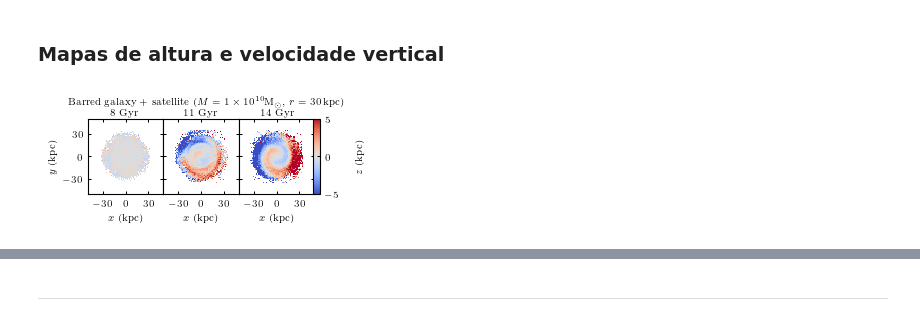
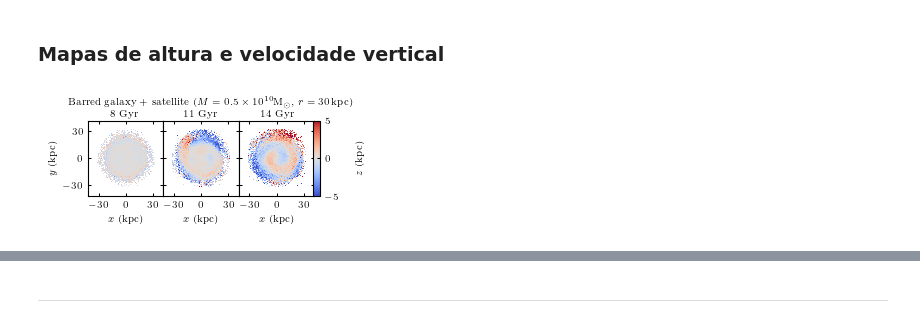
Before and after one commit to AndressaWille/astronomia, a Jupyter notebook: simulacoes mestrado/interactions-b.ipynb, the cells around one changed output, grey strips where cells are left out. Drawn from its saved outputs; the diff is of its cells as text; code cells hidden in the pictures.

```diff
--- a/simulacoes mestrado/interactions-b.ipynb
+++ b/simulacoes mestrado/interactions-b.ipynb
@@ -377,5 +387,7 @@ plt.tight_layout()
 # %%
 sigma_vz = np.empty(n_snapshots_)
+sigma_vr = np.empty(n_snapshots_)
+sigma_v = np.empty(n_snapshots_)
 # %%
 #arrays de desvio de vz
 sigma_vz_01_10 = np.empty(n_snapshots)
@@ -456,8 +514,13 @@ for p, path in enumerate(paths1):
         x_new_disk, y_new_disk, z_new_disk = shift_com(m=m_disk, x=x_disk, y=y_disk, z=z_disk)
         vx_new_disk, vy_new_disk, vz_new_disk = shift_com(m_disk, vx_disk, vy_disk, vz_disk)
 
-        #calcular força da barra
+        #velocidade radial
+        vR = (x_new_disk*vx_new_disk + y_new_disk*vy_new_disk)/np.sqrt(x_new_disk**2 + y_new_disk**2)
+
+        #calcular sigmas
         if p == 0:
             sigma_vz[j] = np.std(vz_new_disk)
+            sigma_vr[j] = np.std(vR)
+            sigma_v[j] = (np.std(vz_new_disk))/(np.std(vR))
 # %%
 plt.figure(figsize=[6,6])#, dpi=300)
@@ -748,7 +878,7 @@ Qlist1 = []
 
 for s, snap in enumerate(snapshots):
     index = str(snap).zfill(3)
-    snapshot = path_1_30 + f'snapshot_{index}.hdf5'
+    snapshot = path_01_30 + f'snapshot_{index}.hdf5'
     #substituir o path, por enquanto só dá um de cada vez
 
     #ler snapshot
@@ -785,9 +915,9 @@ for s, snap in enumerate(snapshots):
     x_new_disk2, y_new_disk2 = corr_theta_b(N=Ndisk, x=x, y=y, theta=thetas)
 
     #mapas de posição e velocidade
-    Nbins = 50
+    Nbins = 80
 
-    Rmax =  35.0 #kpc
+    Rmax =  32.0 #kpc
     xmin = ymin = -Rmax
     xmax = ymax = Rmax
 
@@ -825,10 +955,10 @@ im3 = ax3.imshow(Qlist[2].T, extent=extent, origin='lower', cmap="coolwarm", int
 for ax in fig.get_axes():
     ax.set_xlabel(r'$x$ (kpc)')
     ax.set_ylabel(r'$y$ (kpc)')
-    ax.set_xlim(-50,50)
+    ax.set_xlim(-42,42)
     ax.set_xticks(np.arange(-30,31,30))
     ax.xaxis.set_minor_locator(MultipleLocator(1))
-    ax.set_ylim(-50,50)
+    ax.set_ylim(-42,42)
     ax.set_yticks(np.arange(-30,31,30))
     ax.yaxis.set_minor_locator(MultipleLocator(0.5))
     ax.label_outer()
@@ -848,60 +978,75 @@ plt.tight_layout()
 # plt.text(-145, 2.7, text, fontsize=7)
 # #plt.text(-85, 2.7, text, fontsize=7)
 # text1 = '8 Gyr'
 # plt.text(-116, 2.2, text1, fontsize=7)
 # text2 = '11 Gyr'
 # plt.text(-75, 2.2, text2, fontsize=7)
 # text3 = '14 Gyr'
 # plt.text(-32, 2.2, text3, fontsize=7)
 
-text = 'Barred galaxy + satellite ' + r'($M=1 \times 10^{10}\mathrm{{M}_\odot}, \,r=30 \, \mathrm{kpc}$)'
-plt.text(-35, 6.7, text, fontsize=7)
+text = 'Barred galaxy + satellite ' + r'($M=0.5 \times 10^{10}\mathrm{{M}_\odot}, \,r=30 \, \mathrm{kpc}$)'
+plt.text(-35, 6.9, text, fontsize=7)
 text1 = '8 Gyr'
 plt.text(-29, 5.5, text1, fontsize=7)
 text2 = '11 Gyr'
 plt.text(-18.5, 5.5, text2, fontsize=7)
 text3 = '14 Gyr'
 plt.text(-7.5, 5.5, text3, fontsize=7)
 
-plt.savefig('mapz-1-30-2.png', dpi=200)
+plt.savefig('mapz-b-05-30.png', dpi=200)
 
 
 #_____________________________#
 
-# fig, (ax1, ax2, ax3) = plt.subplots(nrows=1, ncols=3)
+fig, (ax1, ax2, ax3) = plt.subplots(nrows=1, ncols=3)
 
 # ax1.set_title("8 Gyr")
 # ax2.set_title("12 Gyr")
 # ax3.set_title("14 Gyr")
 
-# im1 = ax1.imshow(Qlist1[0].T, extent=extent, origin='lower', cmap="PuOr", interpolation='nearest',
-#                  vmin=-30.0, vmax=30.0)
-# im2 = ax2.imshow(Qlist1[1].T, extent=extent, origin='lower', cmap="PuOr", interpolation='nearest',
-#                  vmin=-30.0, vmax=30.0)
-# im3 = ax3.imshow(Qlist1[2].T, extent=extent, origin='lower', cmap="PuOr", interpolation='nearest',
-#                  vmin=-30.0, vmax=30.0)
+ax1.set_title(" ", fontsize=6.5)
+ax2.set_title(" ", fontsize=6.5)
+ax3.set_title(" ", fontsize=6.5)
 
-# for ax in fig.get_axes():
-#     ax.set_xlabel(r'$x$ (kpc)')
-#     ax.set_ylabel(r'$y$ (kpc)')
-#     ax.set_xlim(-50,50)
-#     ax.set_xticks(np.arange(-50,50,25))
-#     ax.xaxis.set_minor_locator(MultipleLocator(1))
-#     ax.set_ylim(-50,50)
-#     ax.set_yticks(np.arange(-50,50,25))
-#     ax.yaxis.set_minor_locator(MultipleLocator(0.5))
-#     ax.label_outer()
-# ax3.set_xticks(np.arange(-50,51,25))
-# ax1.set_yticks(np.arange(-50,51,25))
+im1 = ax1.imshow(Qlist1[0].T, extent=extent, origin='lower', cmap="PuOr", interpolation='nearest',
+                 vmin=-50.0, vmax=50.0)
+im2 = ax2.imshow(Qlist1[1].T, extent=extent, origin='lower', cmap="PuOr", interpolation='nearest',
+                 vmin=-50.0, vmax=50.0)
+im3 = ax3.imshow(Qlist1[2].T, extent=extent, origin='lower', cmap="PuOr", interpolation='nearest',
+                 vmin=-50.0, vmax=50.0)
 
-# fig.subplots_adjust(right=0.9)
 
-# cax1 = fig.add_axes([0.81, 0.28, 0.020, 0.53])
-# cb1  = plt.colorbar(im1, cax=cax1)
-# cb1.set_label(r'$v_z$ (km/s)', labelpad=12)
+for ax in fig.get_axes():
+    ax.set_xlabel(r'$x$ (kpc)')
+    ax.set_ylabel(r'$y$ (kpc)')
+    ax.set_xlim(-42,42)
+    ax.set_xticks(np.arange(-30,31,30))
+    ax.xaxis.set_minor_locator(MultipleLocator(1))
+    ax.set_ylim(-42,42)
+    ax.set_yticks(np.arange(-30,31,30))
+    ax.yaxis.set_minor_locator(MultipleLocator(0.5))
+    ax.label_outer()
+ax3.set_xticks(np.arange(-30,31,30))
+ax1.set_yticks(np.arange(-30,31,30))
 
-# fig.subplots_adjust(left=0.3, bottom=0.5, top=1.8, right=3.0, hspace=0.0, wspace=0.0)
-# plt.tight_layout()
-# #plt.savefig('mapvz-.png', dpi=200)
+fig.subplots_adjust(right=0.9)
+
+cax1 = fig.add_axes([0.82, 0.28, 0.020, 0.54])
+cb1  = plt.colorbar(im1, cax=cax1)
+cb1.set_label(r'$v_z$ (km/s)', labelpad=12)
+
+fig.subplots_adjust(left=0.47, bottom=0.5, top=1.8, right=3.0, hspace=0.0, wspace=0.0)
+plt.tight_layout()
+
+text = 'Barred galaxy + satellite ' + r'($M=0.5 \times 10^{10}\mathrm{{M}_\odot}, \,r=30 \, \mathrm{kpc}$)'
+plt.text(-35, 67.8, text, fontsize=7)
+text1 = '8 Gyr'
+plt.text(-29, 54.5, text1, fontsize=7)
+text2 = '11 Gyr'
+plt.text(-18.5, 54.5, text2, fontsize=7)
+text3 = '14 Gyr'
+plt.text(-7.5, 54.5, text3, fontsize=7)
+
+plt.savefig('mapvz-b-05-30.png', dpi=200)
 # %% [output]
-[figure, old version]
+[figure, new version]
```
Also changed, not shown: parts of 14 cells of this notebook.
